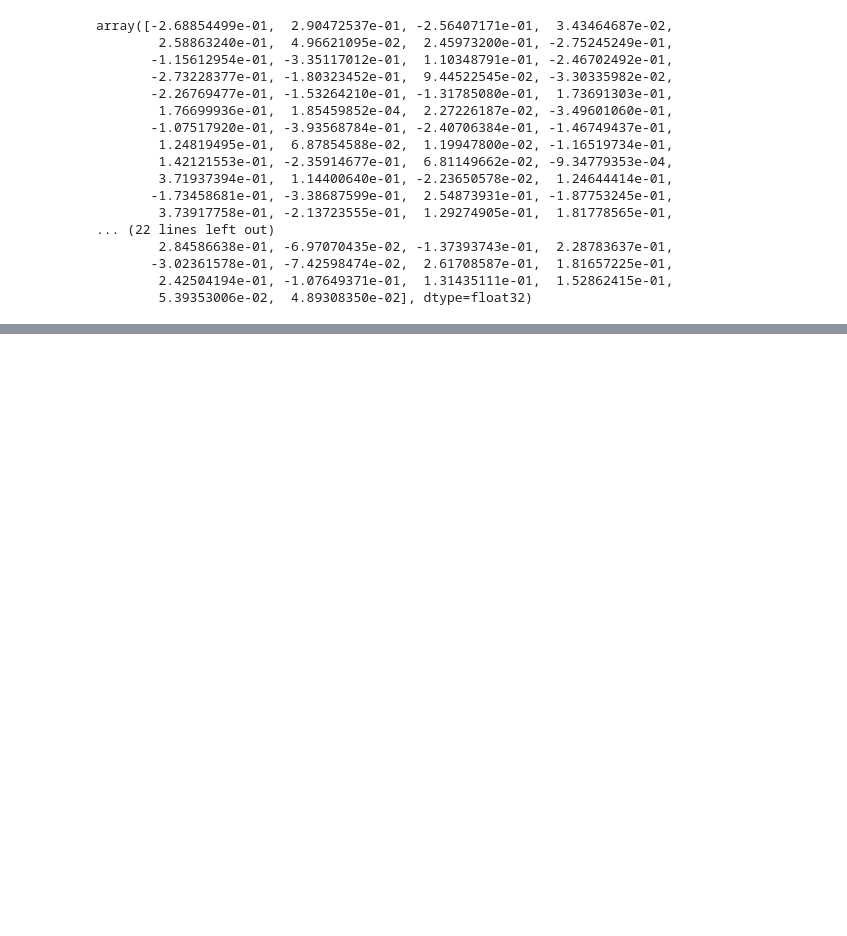
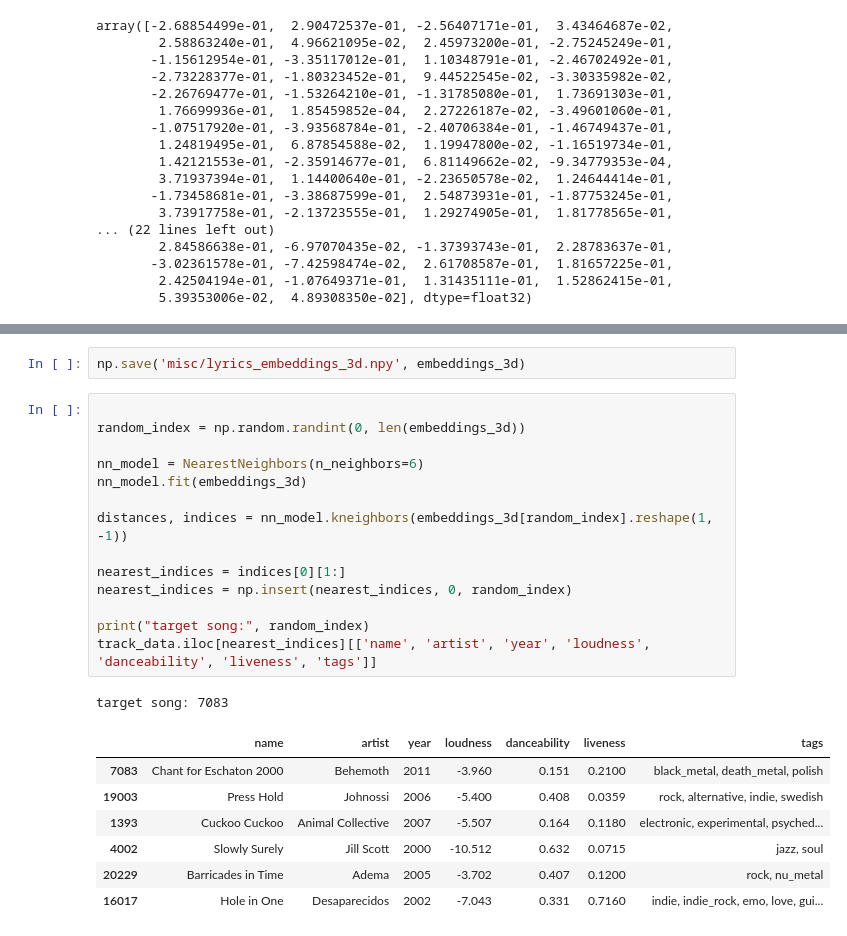
Before and after one commit to Ernesto2004/spotify-music-suggestion, a Jupyter notebook: bert.ipynb, the cells around one changed output, grey strips where cells are left out. Drawn from its saved outputs; the diff is of its cells as text; blank space fills up the shorter version.

```diff
--- a/bert.ipynb
+++ b/bert.ipynb
@@ -129,0 +154,25 @@ plt.show()
+# %%
+np.save('misc/lyrics_embeddings_3d.npy', embeddings_3d)
+# %%
+
+random_index = np.random.randint(0, len(embeddings_3d))
+
+nn_model = NearestNeighbors(n_neighbors=6)
+nn_model.fit(embeddings_3d)
+
+distances, indices = nn_model.kneighbors(embeddings_3d[random_index].reshape(1, -1))
+
+nearest_indices = indices[0][1:]
+nearest_indices = np.insert(nearest_indices, 0, random_index)
+
+print("target song:", random_index)
+track_data.iloc[nearest_indices][['name', 'artist', 'year', 'loudness', 'danceability', 'liveness', 'tags']]
+# %% [output]
+target song: 7083
+|  | name | artist | year | loudness | danceability | liveness | tags |
+| 7083 | Chant for Eschaton 2000 | Behemoth | 2011 | -3.960 | 0.151 | 0.2100 | black_metal, death_metal, polish |
+| 19003 | Press Hold | Johnossi | 2006 | -5.400 | 0.408 | 0.0359 | rock, alternative, indie, swedish |
+| 1393 | Cuckoo Cuckoo | Animal Collective | 2007 | -5.507 | 0.164 | 0.1180 | electronic, experimental, psyched... |
+| 4002 | Slowly Surely | Jill Scott | 2000 | -10.512 | 0.632 | 0.0715 | jazz, soul |
+| 20229 | Barricades in Time | Adema | 2005 | -3.702 | 0.407 | 0.1200 | rock, nu_metal |
+| 16017 | Hole in One | Desaparecidos | 2002 | -7.043 | 0.331 | 0.7160 | indie, indie_rock, emo, love, gui... |
```
Also changed, not shown: parts of 7 cells of this notebook.
